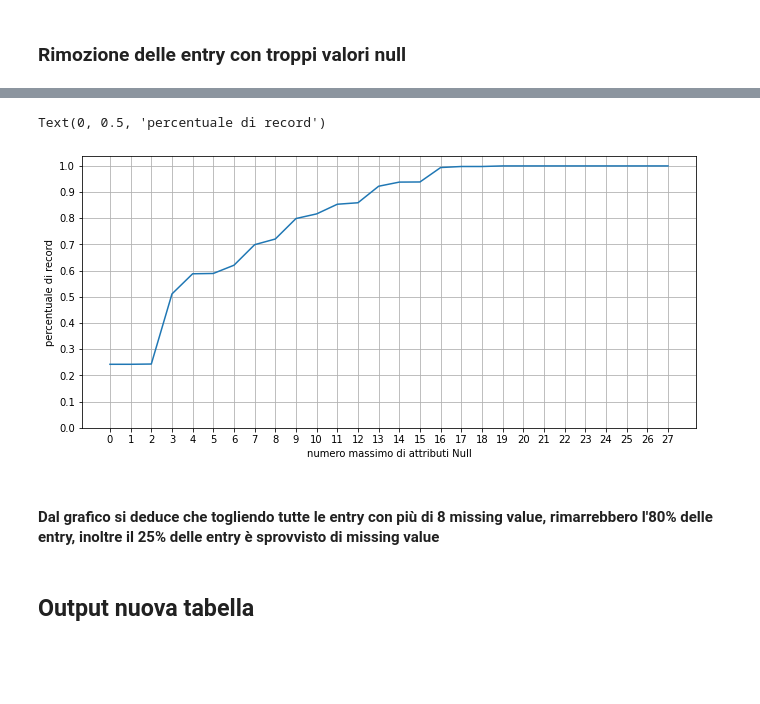
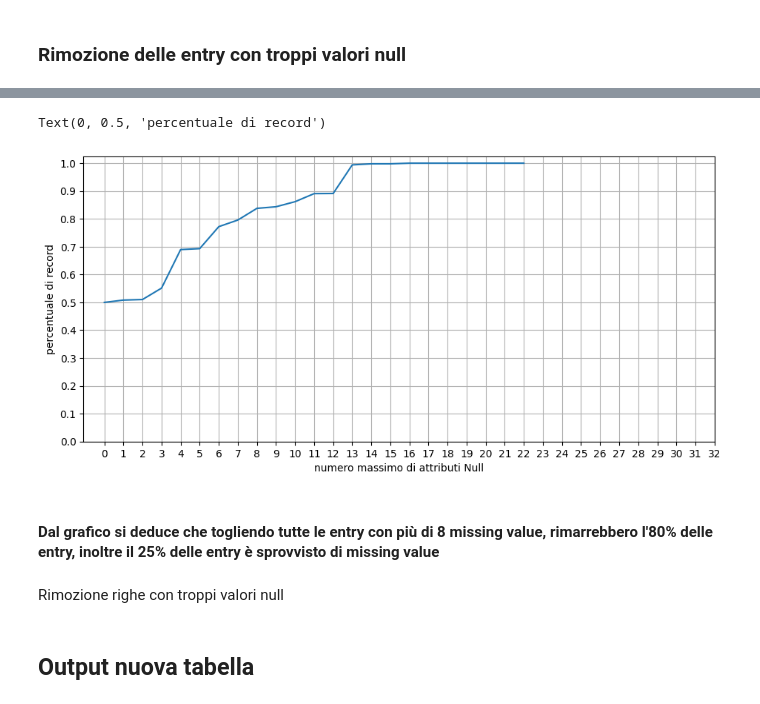
Before and after one commit to KamerC1/DM, a Jupyter notebook: src/data_preparation/DataCleaning.ipynb, the cells around one changed output, grey strips where cells are left out. Saved outputs shown, nothing was run; the diff lists cells and outputs as text; code cells hidden in the pictures; blank space fills up the shorter version.

Commit message:
Merge tabelle

```diff
--- a/src/data_preparation/DataCleaning.ipynb
+++ b/src/data_preparation/DataCleaning.ipynb
@@ -86,6 +86,7 @@ Lost rows:  0.12349954313513604 %
 tab1.loc[(tab1['min_age_participants'] < 0) | (tab1['min_age_participants'] > 122), 'min_age_participants'] = np.nan
 tab1.loc[(tab1['max_age_participants'] < 0) | (tab1['max_age_participants'] > 122), 'max_age_participants'] = np.nan
 tab1.loc[(tab1['avg_age_participants'] < 0) | (tab1['avg_age_participants'] > 122), 'avg_age_participants'] = np.nan
+tab1.loc[(tab1['participant_age1'] < 0) | (tab1['participant_age1'] > 122), 'participant_age1'] = np.nan
 
 cols = ['n_participants_adult', 'n_participants_child', 'n_participants_teen', 'n_males', 'n_females', 'n_killed', 'n_injured', 'n_arrested', 'n_unharmed', 'n_participants']
 for col in cols:
@@ -305,16 +307,13 @@ puliamo i campi della tabella **yearState** dei valori semanticamente scorretti
+# %%
+tab3.loc[tab3['candidatevotes'] == -1, ['candidatevotes']] = np.nan
+tab3.loc[tab3['totalvotes'] == -1, ['totalvotes']] = np.nan
 # %% [markdown]
 ## Merge
 left join dei file yearState e poverty su incidents. In questo modo si perdono i record con attributo year superiore al 2018
 # %%
-tab1=tab1.drop(columns= ["city_or_county","address","state_house_district","state_senate_district","incident_characteristics2"])
-#creo la colonna year anche per la tabella incidents, così da poter fare la join
-def toYear(date):
-    if date == None:
-        return np.nan
-    return pd.to_datetime(date).year
-tab3["state"]=tab3["state"].apply(lambda x: x.title())
-tab1["year"]=tab1["date"].apply(toYear)
-tab=pd.merge(tab1,tab2,on=["state","year"],how="left")
-tab = pd.merge(tab,tab3, on=["year","state","congressional_district"],how="left").drop(columns=["year"])
+# tab1=tab1.drop(columns= ["city_or_county","address","state_house_district","state_senate_district","incident_characteristics2"])
+tab1['year'] = tab1['date'].dt.year
+tab = pd.merge(tab1, tab2, on=['year', 'state'], how='left')
+tab = pd.merge(tab, tab3, on=["year","state","congressional_district"],how="left").drop(columns=["year"])
 # %% [markdown]
 ### Rimozione delle entry con troppi valori null
@@ -320,0 +332,12 @@ tab = pd.merge(tab,tab3, on=["year","state","congressional_district"],how="left"
+# %%
+def count_null_entries(df, ignore=[]):
+    """
+
+    """
+    null_counts = df.drop(ignore, axis=1).isnull().sum(axis=1)
+    null_percentage = null_counts.value_counts().sort_index()/len(df)*100
+    return null_percentage.reset_index().rename(columns={'index': 'Numero di valori null per riga', 'count': 'Percentuale righe null'})
+
+# La maggior parte dei valori party', 'candidatevotes', 'totalvotes sono nulli (questo perché le elezioni avvengono ogni due anni)
+ignore = ['city_or_county', 'address', 'state_house_district', 'state_senate_district', 'notes', 'incident_characteristics1', 'incident_characteristics2', 'party', 'candidatevotes', 'totalvotes']
+count_null_entries(tab, ignore)
@@ -321,18 +362,24 @@ tab = pd.merge(tab,tab3, on=["year","state","congressional_district"],how="left"
 # %%
-#il valore threshold è solo di esempio, si faranno prove con più valori
-temp={}
-for threshold in range(0,(len(tab.columns)+1),1):
-    mask= (tab.isnull().sum(axis=1)) <= threshold
-    temp[threshold]=(mask.sum()/len(tab))
+def get_null_entries(df, ignore=[]):
+    temp={}
+    df = df.drop(ignore, axis=1)
+    for threshold in range(0,(len(df.columns)+1),1):
+        mask= (df.isnull().sum(axis=1)) <= threshold
+        temp[threshold]=(mask.sum()/len(df))
+    return temp
+
+temp = get_null_entries(tab, ignore)
 fig, ax= plt.subplots(figsize=(11,5))
 ax.plot(temp.keys(),temp.values())
 ax.set_xticks(range(0,len(tab.columns)+1,1))
 ax.set_yticks(np.arange(0,1.1,0.1))
 ax.grid()
 ax.set_xlabel("numero massimo di attributi Null")
 ax.set_ylabel("percentuale di record")
 # %% [output]
 Text(0, 0.5, 'percentuale di record')
-[figure, old version]
+[figure, new version]
 # %% [markdown]
 #### Dal grafico si deduce che togliendo tutte le entry con più di 8 missing value, rimarrebbero l'80% delle entry, inoltre il 25% delle entry è sprovvisto di missing value
+# %% [markdown]
+Rimozione righe con troppi valori null
```
Also changed, not shown: parts of 11 cells of this notebook, 4 other files.
